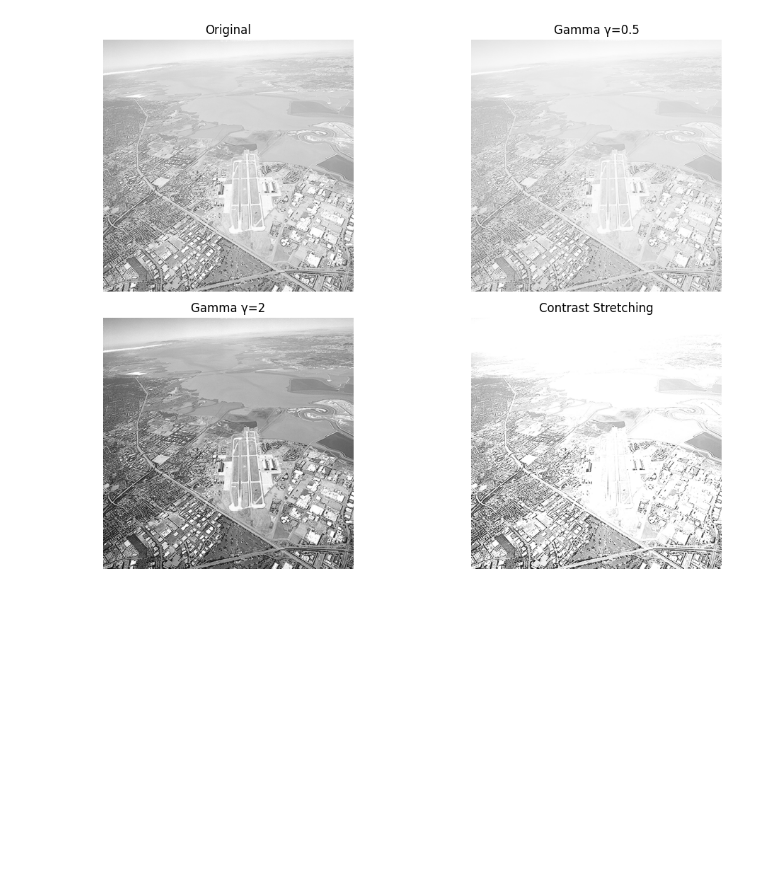
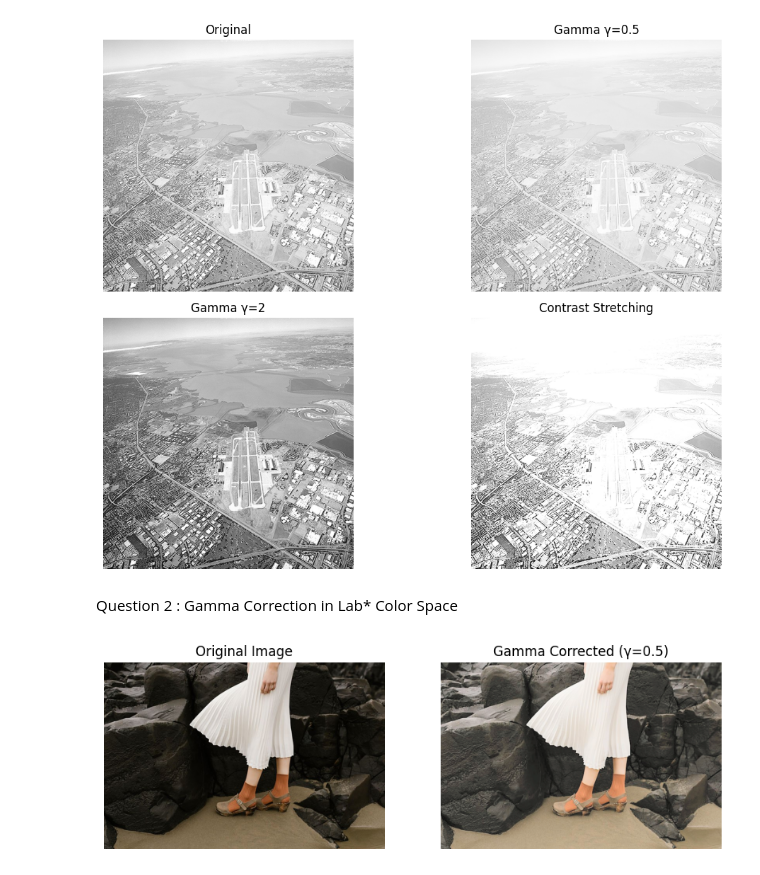
Before and after one commit to Geethmi98/computer_vision_asssignment01, a Jupyter notebook: assignment.ipynb, the cells around one changed output. Cells and saved outputs as stored; diff of their text form; code cells hidden in the pictures; blank space fills up the shorter version.

Commit message:
Question 2

```diff
--- a/assignment.ipynb
+++ b/assignment.ipynb
@@ -50,3 +50,51 @@ plt.tight_layout()
 plt.show()
 # %% [output]
 [figure]
+# %% [markdown]
+Question 2 : Gamma Correction in Lab* Color Space
+# %%
+# Load image (BGR)
+img_path = "images/highlights_and_shadows.jpg"
+img_bgr = cv.imread(img_path)
+
+# Convert to RGB for display
+img_rgb = cv.cvtColor(img_bgr, cv.COLOR_BGR2RGB)
+
+# Convert to LAB color space
+lab = cv.cvtColor(img_bgr, cv.COLOR_BGR2LAB)
+
+# Split channels
+L, a, b = cv.split(lab)
+
+# Normalize L channel to [0,1]
+L_norm = L / 255.0
+
+# -------- Gamma Correction --------
+gamma = 0.5   # ✅ chosen gamma value
+L_corrected = np.power(L_norm, gamma)
+
+# Scale back to [0,255]
+L_corrected = (L_corrected * 255).astype(np.uint8)
+
+# Merge channels back
+lab_corrected = cv.merge((L_corrected, a, b))
+
+# Convert back to RGB
+img_corrected = cv.cvtColor(lab_corrected, cv.COLOR_LAB2RGB)
+
+# Display results
+plt.figure(figsize=(10,5))
+
+plt.subplot(1,2,1)
+plt.imshow(img_rgb)
+plt.title("Original Image")
+plt.axis('off')
+
+plt.subplot(1,2,2)
+plt.imshow(img_corrected)
+plt.title(f"Gamma Corrected (γ={gamma})")
+plt.axis('off')
+
+plt.show()
+# %% [output]
+[figure, added]
```
Also changed, not shown: parts of 2 cells of this notebook, 1 other file.
